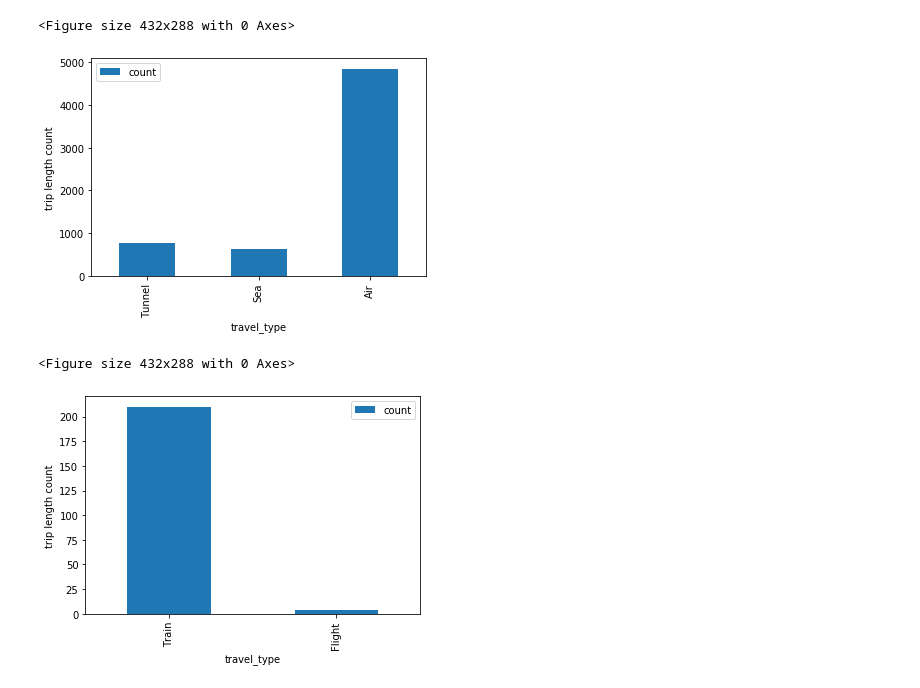
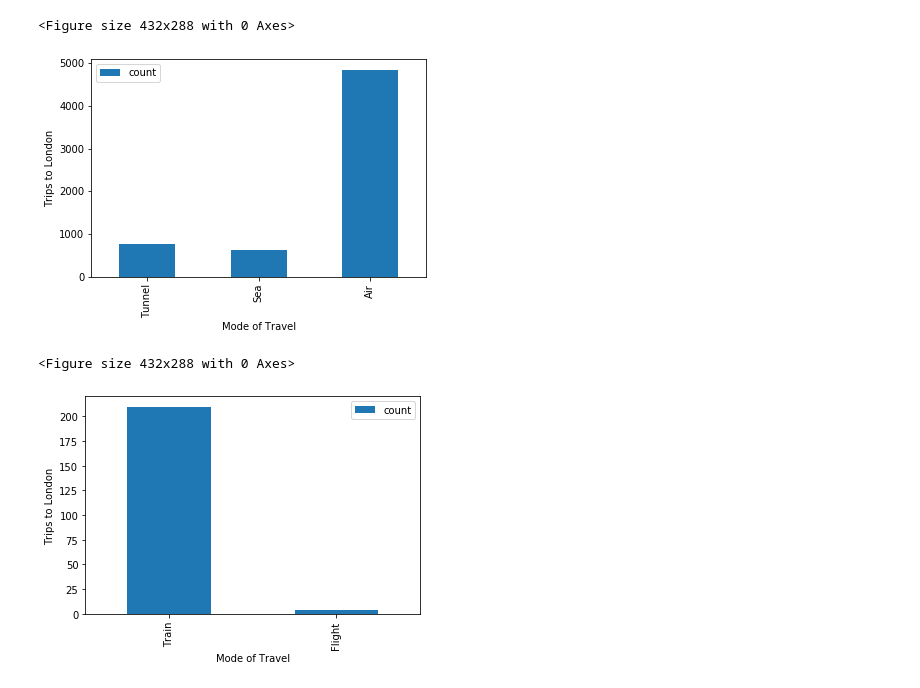
Before and after one commit to L0rd-Z-19/london_travel, a Jupyter notebook: Analysis.ipynb, the cells around one changed output. Cells and saved outputs as stored; diff of their text form; code cells hidden in the pictures.

```diff
--- a/Analysis.ipynb
+++ b/Analysis.ipynb
@@ -59,27 +61,29 @@ plt.savefig("images/reason_length_ll.png",bbox_inches='tight')
 # %%
 #plot the travel type & save the plot
 x_axis = np.arange(len(pop_travel_il))
 plt.figure()
 bar = pop_travel_il.plot.bar(x='travel_type')
-plt.ylabel("trip length count")
+plt.ylabel("Trips to London")
+plt.xlabel("Mode of Travel")
 tick_locations = [value for value in x_axis]
 plt.xticks(tick_locations, ["Tunnel",
                             "Sea",
                             "Air"],rotation=90)
 plt.savefig("images/pop_travel_il.png",bbox_inches='tight')
 # %% [output]
 <Figure size 432x288 with 0 Axes>
-[figure, old version]
+[figure, new version]
 # %%
 #plot the travel type & save the plot
 x_axis = np.arange(len(pop_travel_ll))
 plt.figure()
 bar = pop_travel_ll.plot.bar(x='travel_type')
-plt.ylabel("trip length count")
+plt.ylabel("Trips to London")
+plt.xlabel("Mode of Travel")
 tick_locations = [value for value in x_axis]
 plt.xticks(tick_locations, ["Train",
                             "Flight"],rotation=90)
 plt.savefig("images/pop_travel_ll.png",bbox_inches='tight')
 # %% [output]
 <Figure size 432x288 with 0 Axes>
-[figure, old version]
+[figure, new version]
```
Also changed, not shown: parts of 2 cells of this notebook, 4 other files.
